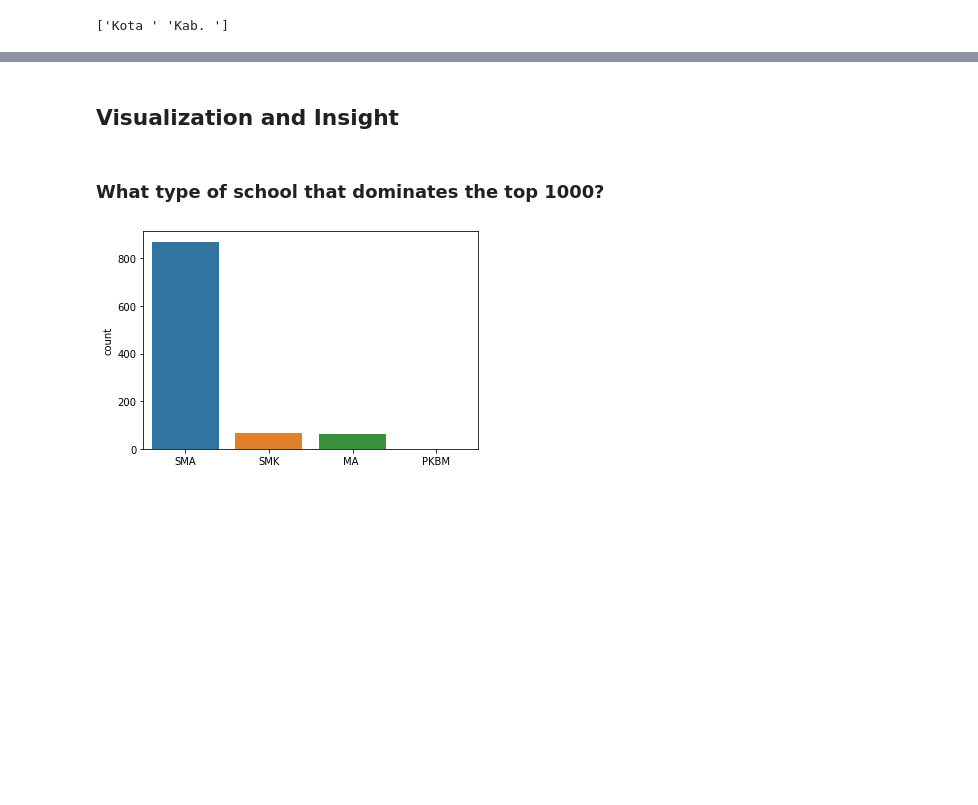
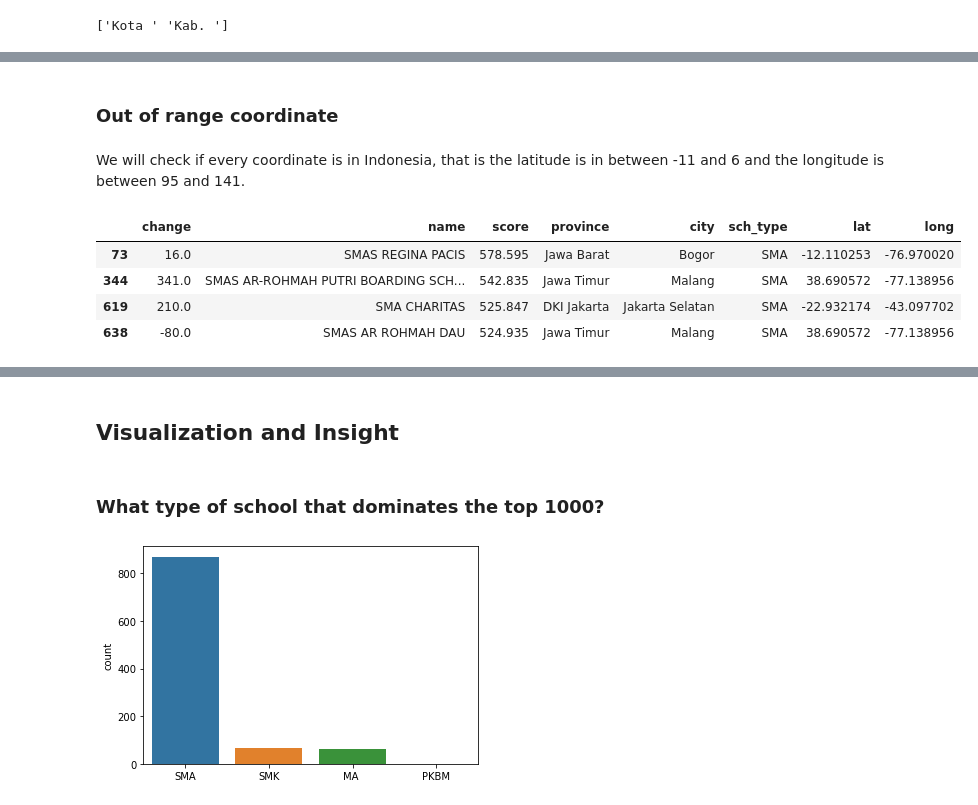
Before and after one commit to rafinflaziz/LTMPT-top-1000, a Jupyter notebook: LTMPT.ipynb, the cells around one changed output, grey strips where cells are left out. Cells and saved outputs as stored; diff of their text form; code cells hidden in the pictures; blank space fills up the shorter version.

```diff
--- a/LTMPT.ipynb
+++ b/LTMPT.ipynb
@@ -126,0 +224,12 @@ ltmpt.head(7)
+# %% [markdown]
+### Out of range coordinate
+# %% [markdown]
+We will check if every coordinate is in Indonesia, that is the latitude is in between -11 and 6 and the longitude is between 95 and 141.
+# %%
+ltmpt[(ltmpt['lat'] < -11) | (ltmpt['lat'] > 6)]
+# %% [output]
+|  | change | name | score | province | city | sch_type | lat | long |
+| 73 | 16.0 | SMAS REGINA PACIS | 578.595 | Jawa Barat | Bogor | SMA | -12.110253 | -76.970020 |
+| 344 | 341.0 | SMAS AR-ROHMAH PUTRI BOARDING SCH... | 542.835 | Jawa Timur | Malang | SMA | 38.690572 | -77.138956 |
+| 619 | 210.0 | SMA CHARITAS | 525.847 | DKI Jakarta | Jakarta Selatan | SMA | -22.932174 | -43.097702 |
+| 638 | -80.0 | SMAS AR ROHMAH DAU | 524.935 | Jawa Timur | Malang | SMA | 38.690572 | -77.138956 |
```
Also changed, not shown: parts of 34 cells of this notebook.
